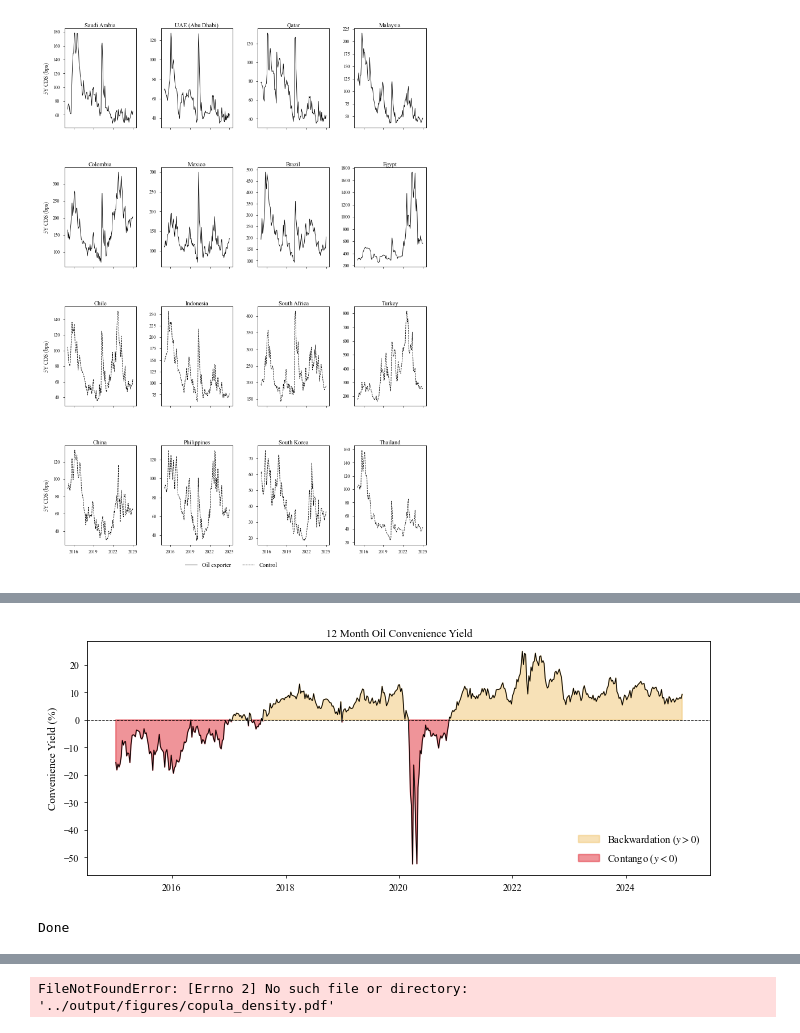
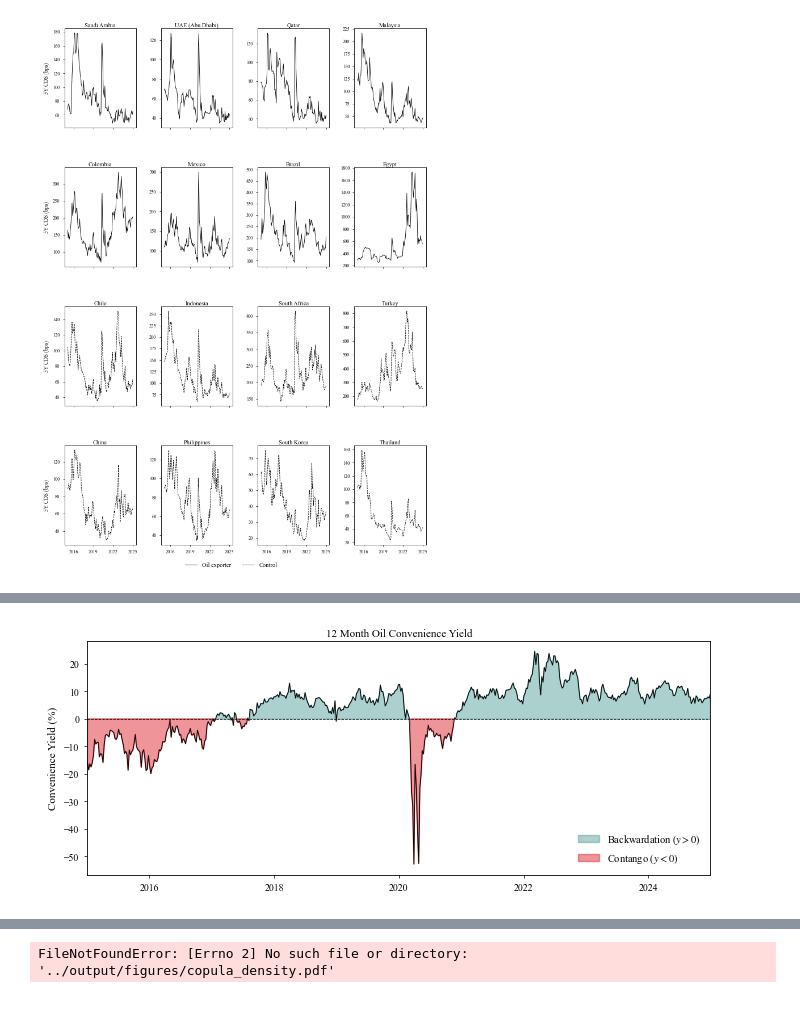
Before and after one commit to juanfp02/sovereign_credit_risk_in_commodity_exporting_economies, a Jupyter notebook: code/04_graphs.ipynb, the cells around one changed output, grey strips where cells are left out. Drawn from its saved outputs; the diff is of its cells as text; code cells hidden in the pictures.

```diff
--- a/code/04_graphs.ipynb
+++ b/code/04_graphs.ipynb
@@ -221,38 +237,38 @@ plt.rcParams.update({
 })
 
 RED  = '#e02b35'
-GOLD = '#f0c571'
+GREEN = '#59a39c'
 
-df = pd.read_csv('../output/Current_results/complete_results_weekly_15_dampening.csv',
+df = pd.read_csv('../output/final/complete_results_weekly_15_dampening.csv',
                  parse_dates=['date'])
 
 cy = df[df['country'] == 'Brazil'][['date', 'convenience_yield']].drop_duplicates().sort_values('date')
+cy = cy[cy['date'] >= '2015-01-01']  # add this line
 cy['convenience_yield_pct'] = cy['convenience_yield'] * 100
 
 fig, ax = plt.subplots(figsize=(7.0, 3.0))
 plt.subplots_adjust(left=0.10, right=0.99, top=0.92, bottom=0.14)
 
 ax.plot(cy['date'], cy['convenience_yield_pct'], color='black', linewidth=0.6)
 ax.axhline(0, color='black', linewidth=0.5, linestyle='--')
 
 ax.fill_between(cy['date'], cy['convenience_yield_pct'], 0,
                 where=cy['convenience_yield_pct'] > 0,
-                color=GOLD, alpha=0.5, label='Backwardation ($y > 0$)')
+                color=GREEN, alpha=0.5, label='Backwardation ($y > 0$)')
 ax.fill_between(cy['date'], cy['convenience_yield_pct'], 0,
                 where=cy['convenience_yield_pct'] < 0,
                 color=RED, alpha=0.5, label='Contango ($y < 0$)')
 
 ax.xaxis.set_major_locator(mdates.YearLocator(2))
 ax.xaxis.set_major_formatter(mdates.DateFormatter('%Y'))
 plt.setp(ax.get_xticklabels(), rotation=0, ha='center', fontsize=7)
 ax.tick_params(axis='both', labelsize=7)
 ax.set_ylabel('Convenience Yield (%)', fontsize=8)
 ax.set_xlabel('')
+ax.set_xlim(cy['date'].min(), cy['date'].max())
 ax.legend(fontsize=7.5, frameon=False, loc='lower right')
 ax.set_title('12 Month Oil Convenience Yield',
              fontsize=8, pad=3)
 plt.show()
-print("Done")
 # %% [output]
-[figure, old version]
+[figure, new version]
-Done
```
Also changed, not shown: parts of 3 cells of this notebook, 8 other files.
